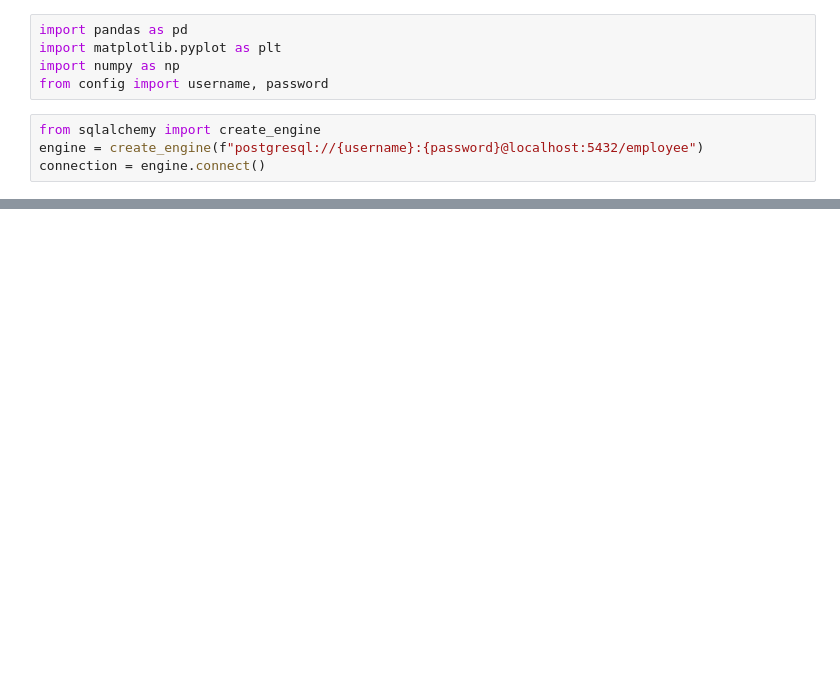
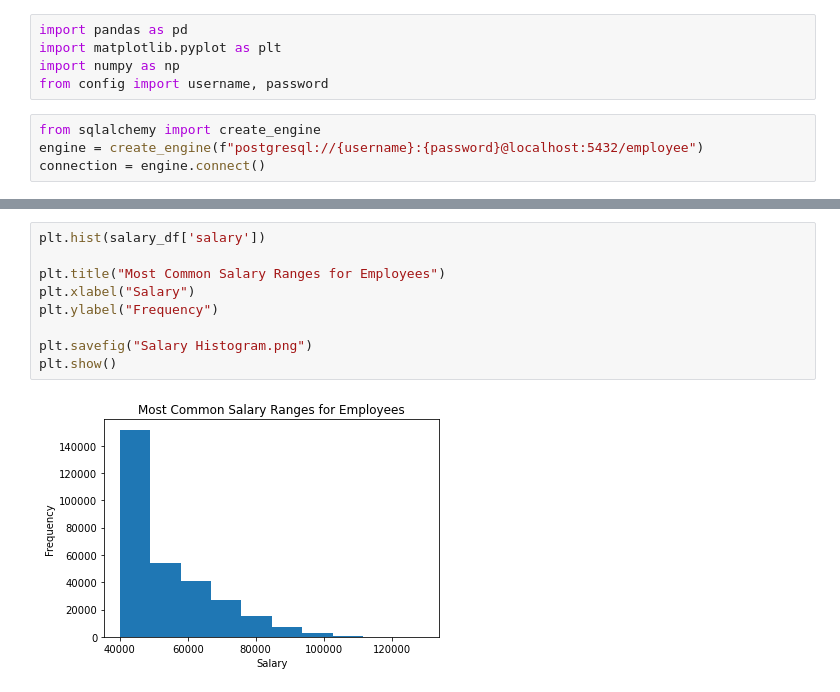
Before and after one commit to NickP20/sql-challenge, a Jupyter notebook: EmployeeSQL/Employee.ipynb, the cells around one changed output, grey strips where cells are left out. Saved outputs shown, nothing was run; the diff lists cells and outputs as text; blank space fills up the shorter version.

```diff
--- a/EmployeeSQL/Employee.ipynb
+++ b/EmployeeSQL/Employee.ipynb
@@ -24,0 +25,11 @@ salary_df.head(10)
+# %%
+plt.hist(salary_df['salary'])
+
+plt.title("Most Common Salary Ranges for Employees")
+plt.xlabel("Salary")
+plt.ylabel("Frequency")
+
+plt.savefig("Salary Histogram.png")
+plt.show()
+# %% [output]
+[figure, added]
```
Also changed, not shown: parts of 8 cells of this notebook, 4 other files.
